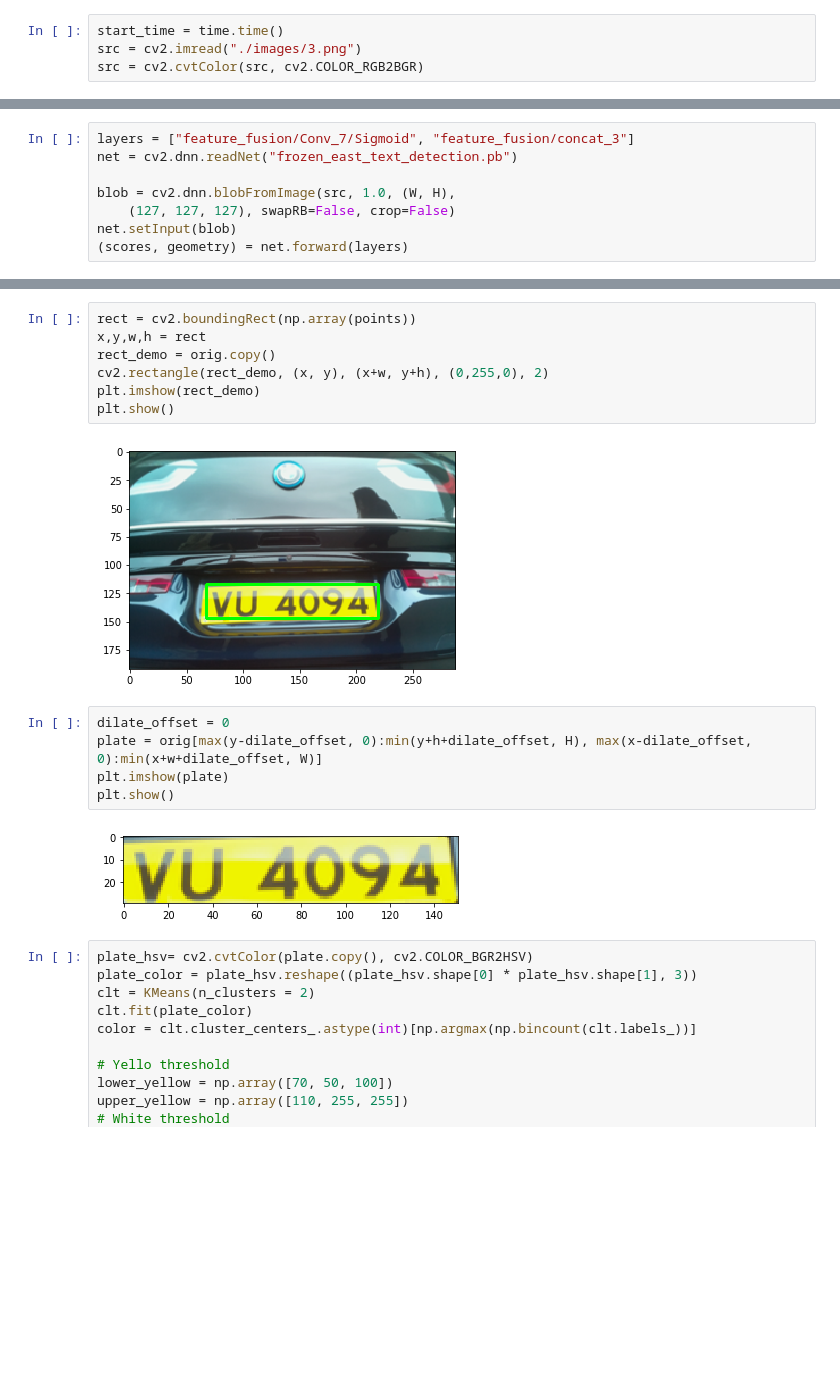
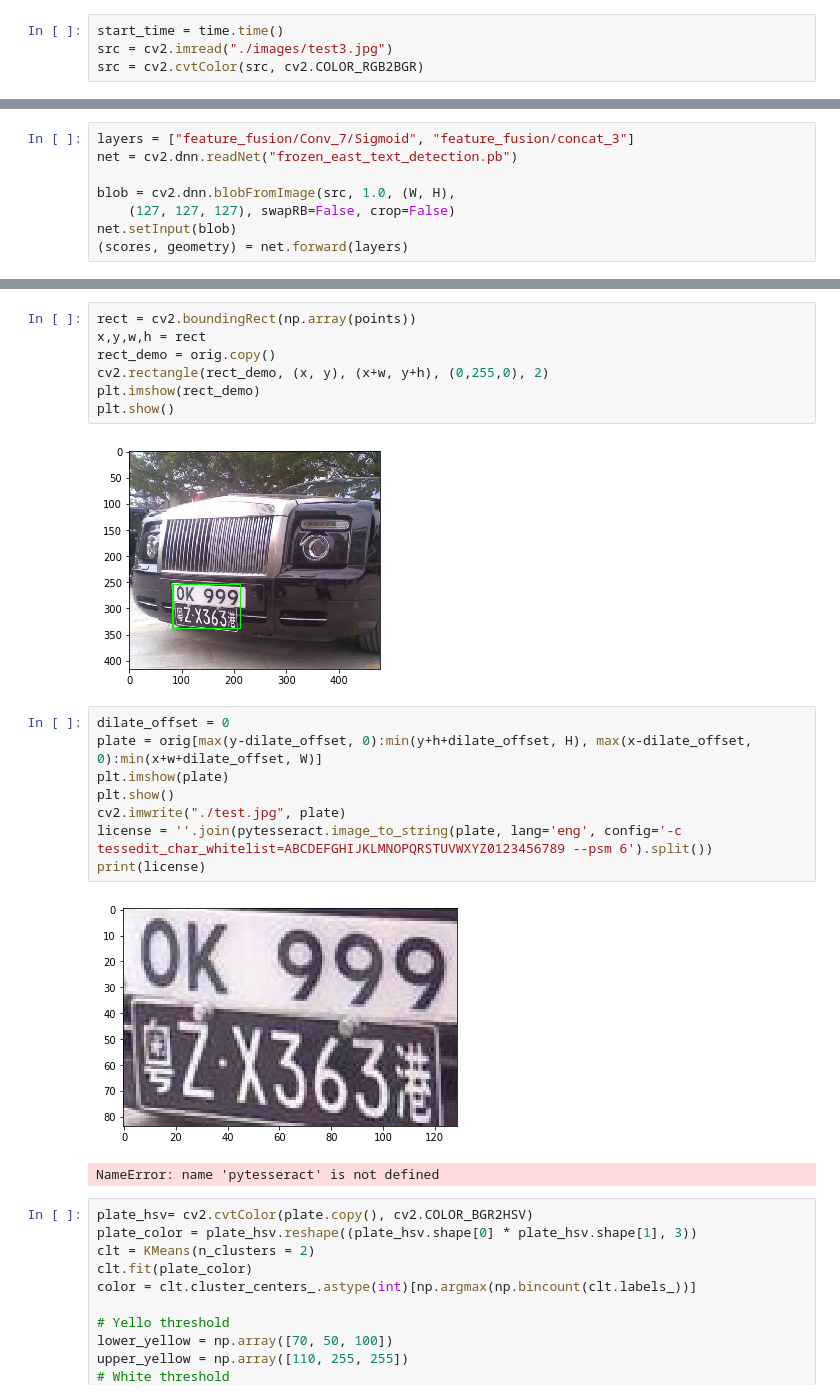
Before and after one commit to elise-ng/FYP_SmartCarPark, a Jupyter notebook: cv-experiments/plate_detection_east.ipynb, the cells around one changed output, grey strips where cells are left out. Drawn from its saved outputs; the diff is of its cells as text; blank space fills up the shorter version.

```diff
--- a/cv-experiments/plate_detection_east.ipynb
+++ b/cv-experiments/plate_detection_east.ipynb
@@ -10,7 +9,7 @@ import time
 import math
 # %%
 start_time = time.time()
-src = cv2.imread("./images/3.png")
+src = cv2.imread("./images/test3.jpg")
 src = cv2.cvtColor(src, cv2.COLOR_RGB2BGR)
 # %%
 (H, W) = src.shape[:2]
@@ -83,14 +82,18 @@ cv2.rectangle(rect_demo, (x, y), (x+w, y+h), (0,255,0), 2)
 plt.imshow(rect_demo)
 plt.show()
 # %% [output]
-[figure, old version]
+[figure, new version]
 # %%
 dilate_offset = 0
 plate = orig[max(y-dilate_offset, 0):min(y+h+dilate_offset, H), max(x-dilate_offset, 0):min(x+w+dilate_offset, W)]
 plt.imshow(plate)
 plt.show()
+cv2.imwrite("./test.jpg", plate)
+license = ''.join(pytesseract.image_to_string(plate, lang='eng', config='-c tessedit_char_whitelist=ABCDEFGHIJKLMNOPQRSTUVWXYZ0123456789 --psm 6').split())
+print(license)
 # %% [output]
-[figure, old version]
+[figure, new version]
+NameError: name 'pytesseract' is not defined
 # %%
 plate_hsv= cv2.cvtColor(plate.copy(), cv2.COLOR_BGR2HSV)
 plate_color = plate_hsv.reshape((plate_hsv.shape[0] * plate_hsv.shape[1], 3))
```
Also changed, not shown: parts of 2 cells of this notebook, 4 other files.
